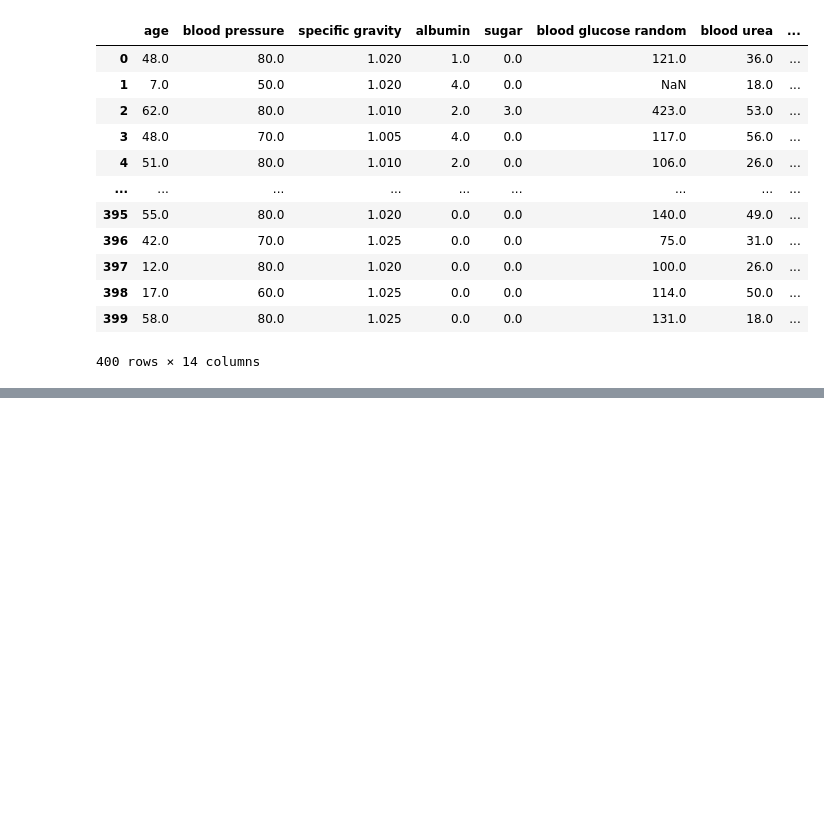
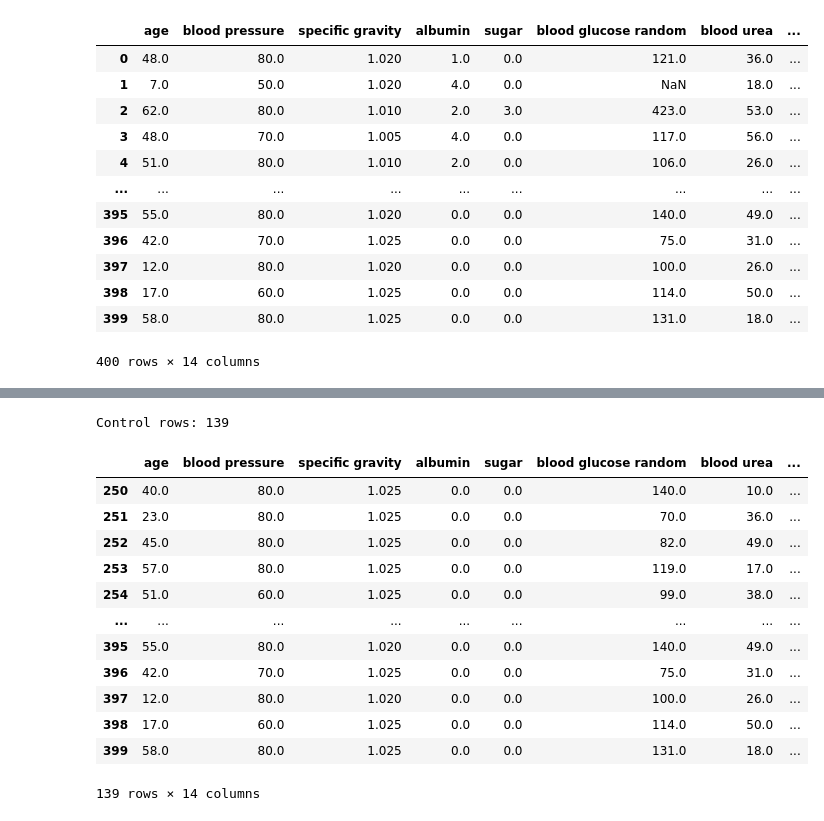
Before and after one commit to kismet85/dkkoAssignments, a Jupyter notebook: AssignmentDataPreprocessing.ipynb, the cells around one changed output, grey strips where cells are left out. Drawn from its saved outputs; the diff is of its cells as text; code cells hidden in the pictures; blank space fills up the shorter version.

```diff
--- a/AssignmentDataPreprocessing.ipynb
+++ b/AssignmentDataPreprocessing.ipynb
@@ -41,0 +88,18 @@ df.loc[:]
+# %%
+print(f"Control rows: {len(control)}")
+control.loc[:]
+# %% [output]
+Control rows: 139
+|  | age | blood pressure | specific gravity | albumin | sugar | blood glucose random | blood urea | ... |
+| 250 | 40.0 | 80.0 | 1.025 | 0.0 | 0.0 | 140.0 | 10.0 | ... |
+| 251 | 23.0 | 80.0 | 1.025 | 0.0 | 0.0 | 70.0 | 36.0 | ... |
+| 252 | 45.0 | 80.0 | 1.025 | 0.0 | 0.0 | 82.0 | 49.0 | ... |
+| 253 | 57.0 | 80.0 | 1.025 | 0.0 | 0.0 | 119.0 | 17.0 | ... |
+| 254 | 51.0 | 60.0 | 1.025 | 0.0 | 0.0 | 99.0 | 38.0 | ... |
+| ... | ... | ... | ... | ... | ... | ... | ... | ... |
+| 395 | 55.0 | 80.0 | 1.020 | 0.0 | 0.0 | 140.0 | 49.0 | ... |
+| 396 | 42.0 | 70.0 | 1.025 | 0.0 | 0.0 | 75.0 | 31.0 | ... |
+| 397 | 12.0 | 80.0 | 1.020 | 0.0 | 0.0 | 100.0 | 26.0 | ... |
+| 398 | 17.0 | 60.0 | 1.025 | 0.0 | 0.0 | 114.0 | 50.0 | ... |
+| 399 | 58.0 | 80.0 | 1.025 | 0.0 | 0.0 | 131.0 | 18.0 | ... |
+139 rows × 14 columns
```
Also changed, not shown: parts of 5 cells of this notebook.
